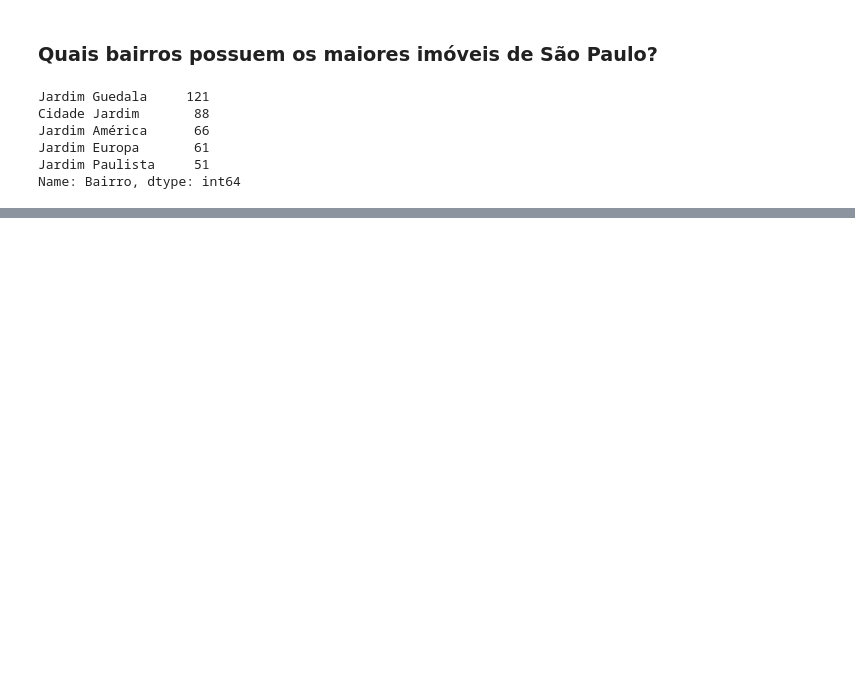
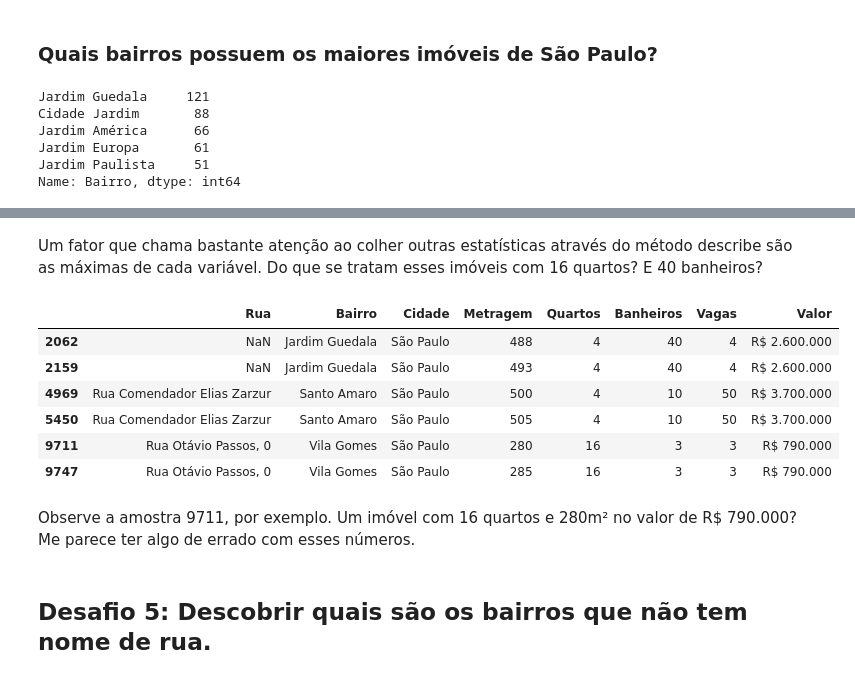
Before and after one commit to ArthurRoque/ImersaoDados-Alura2022, a Jupyter notebook: Aula1.ipynb, the cells around one changed output, grey strips where cells are left out. Drawn from its saved outputs; the diff is of its cells as text; code cells hidden in the pictures; blank space fills up the shorter version.

```diff
--- a/Aula1.ipynb
+++ b/Aula1.ipynb
@@ -192,0 +220,16 @@ cinco_maiores.plot.barh()
+# %% [markdown]
+Um fator que chama bastante atenção ao colher outras estatísticas através do método describe são as máximas de cada variável. Do que se tratam esses imóveis com 16 quartos? E 40 banheiros?
+# %%
+imoveis.query('Quartos == 16 | Banheiros == 40 | Vagas == 50')
+# %% [output]
+|  | Rua | Bairro | Cidade | Metragem | Quartos | Banheiros | Vagas | Valor |
+| 2062 | NaN | Jardim Guedala | São Paulo | 488 | 4 | 40 | 4 | R$ 2.600.000 |
+| 2159 | NaN | Jardim Guedala | São Paulo | 493 | 4 | 40 | 4 | R$ 2.600.000 |
+| 4969 | Rua Comendador Elias Zarzur | Santo Amaro | São Paulo | 500 | 4 | 10 | 50 | R$ 3.700.000 |
+| 5450 | Rua Comendador Elias Zarzur | Santo Amaro | São Paulo | 505 | 4 | 10 | 50 | R$ 3.700.000 |
+| 9711 | Rua Otávio Passos, 0 | Vila Gomes | São Paulo | 280 | 16 | 3 | 3 | R$ 790.000 |
+| 9747 | Rua Otávio Passos, 0 | Vila Gomes | São Paulo | 285 | 16 | 3 | 3 | R$ 790.000 |
+# %% [markdown]
+Observe a amostra 9711, por exemplo. Um imóvel com 16 quartos e 280m² no valor de R$ 790.000? Me parece ter algo de errado com esses números.
+# %% [markdown]
+## Desafio 5: Descobrir quais são os bairros que não tem nome de rua.
```
Also changed, not shown: parts of 15 cells of this notebook.
